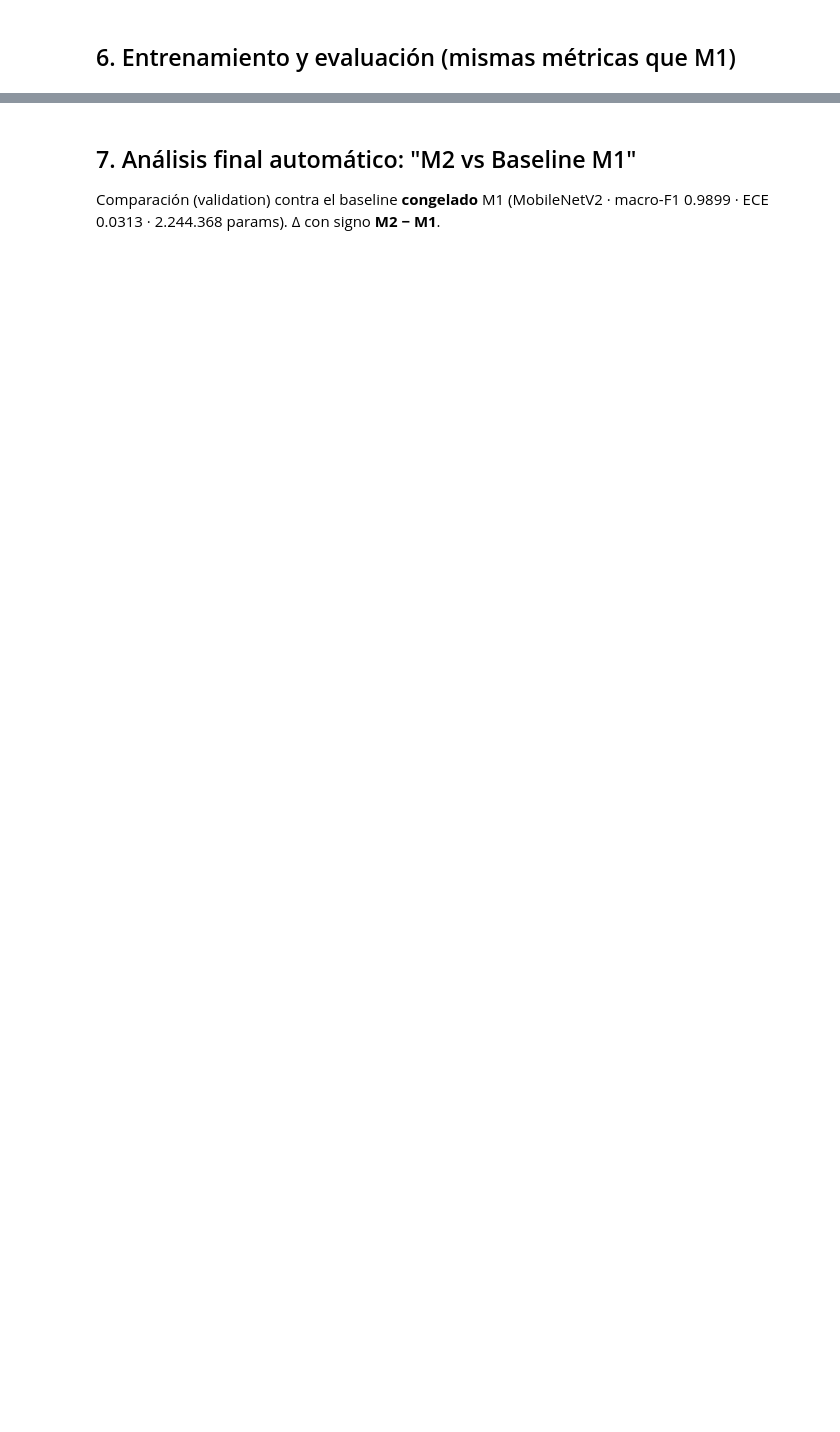
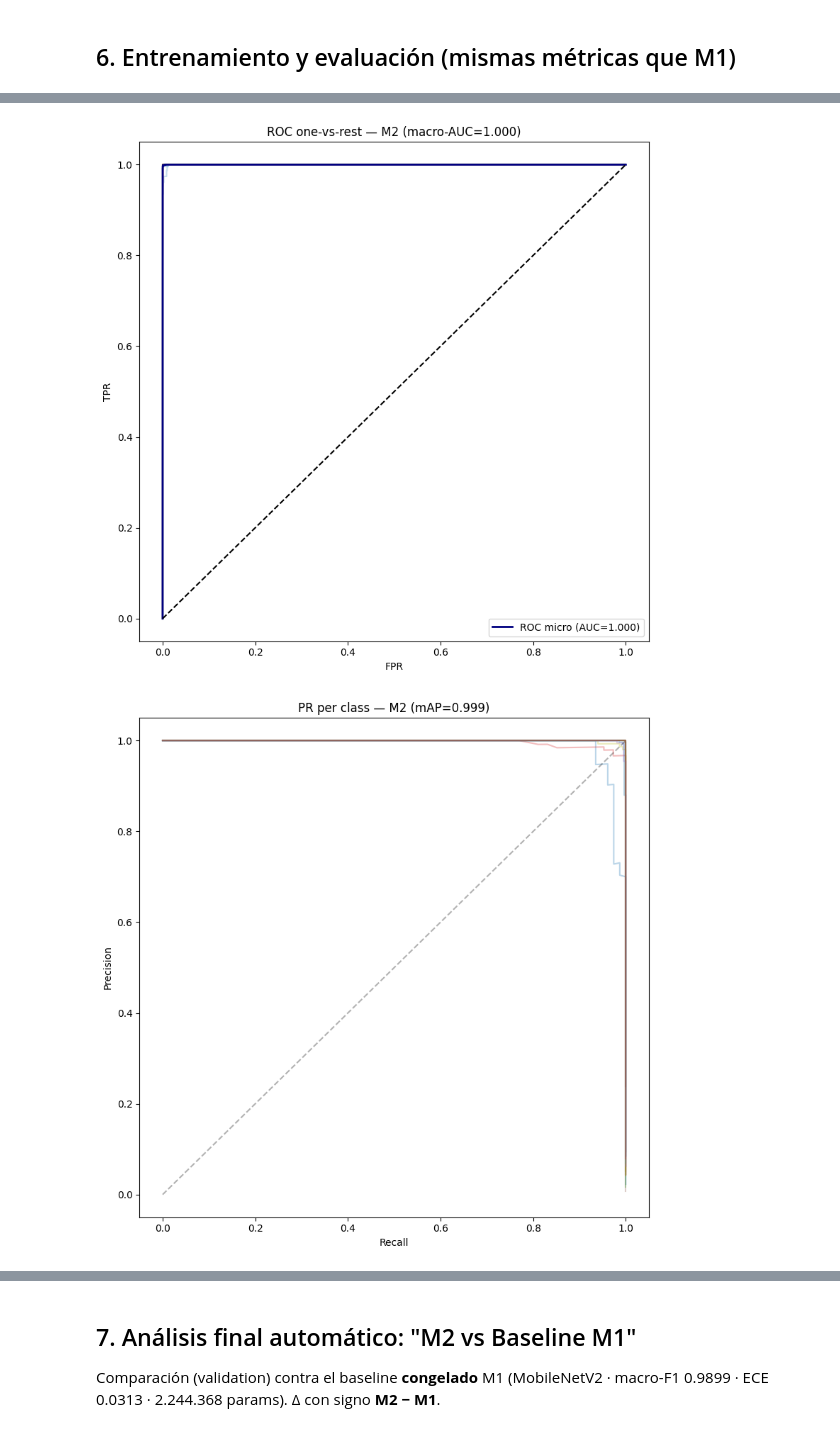
Before and after one commit to badolgm/sigcTiArural, a Jupyter notebook: notebooks/SIGCTIARURAL_M2_EfficientNetB0.ipynb, the cells around one changed output, grey strips where cells are left out. Drawn from its saved outputs; the diff is of its cells as text; code cells hidden in the pictures; blank space fills up the shorter version.

```diff
--- a/notebooks/SIGCTIARURAL_M2_EfficientNetB0.ipynb
+++ b/notebooks/SIGCTIARURAL_M2_EfficientNetB0.ipynb
@@ -248,10 +276,10 @@ class_counts = np.bincount(train_targets)
 w = 1.0 / (class_counts[train_targets].astype(float))
 sampler = WeightedRandomSampler(w, num_samples=len(train_targets), replacement=True)
 
-train_loader = DataLoader(train_ds, batch_size=BATCH, sampler=sampler, num_workers=2,
-                          pin_memory=True, worker_init_fn=lambda wid: worker_init_fn(SEED, wid))
-val_loader   = DataLoader(val_ds, batch_size=BATCH, shuffle=False, num_workers=2, pin_memory=True)
-test_loader  = DataLoader(test_ds, batch_size=BATCH, shuffle=False, num_workers=2, pin_memory=True)
+train_loader = DataLoader(train_ds, batch_size=BATCH, sampler=sampler, num_workers=0,
+                          pin_memory=False, worker_init_fn=lambda wid: worker_init_fn(SEED, wid))
+val_loader   = DataLoader(val_ds, batch_size=BATCH, shuffle=False, num_workers=0, pin_memory=False)
+test_loader  = DataLoader(test_ds, batch_size=BATCH, shuffle=False, num_workers=0, pin_memory=False)
 
 weights = bm_datasets.class_weights(train_ds.targets, N_CLASSES)
 print("Pesos CE (min→max):", float(weights.min()), "→", float(weights.max()))
@@ -508,33 +580,36 @@ for fpr_k, tpr_k, _ in roc_curves:
     ax.plot(fpr_k, tpr_k, alpha=0.25)
 ax.plot(fpr_m, tpr_m, lw=2, color="navy", label=f"ROC micro (AUC={roc_micro:.3f})")
 ax.plot([0, 1], [0, 1], "k--")
 ax.set_xlabel("FPR"); ax.set_ylabel("TPR")
 ax.set_title(f"ROC one-vs-rest — M2 (macro-AUC={roc_macro:.3f})")
-ax.legend(); plt.tight_layout(); plt.savefig(os.path.join(OUT, "plots", "roc_1vRest.png"), dpi=120); plt.show()
+ax.legend(); plt.tight_layout(); plt.savefig(os.path.join(OUT, "plots", "roc_1vRest.png"), dpi=120); plt.show(); plt.close(fig)
 
 fig, ax = plt.subplots(figsize=(8, 8))
 aps = []
 for k in range(N_CLASSES):
     prec_k, rec_k, _ = precision_recall_curve(y_ohe[:, k], probs_v[:, k])
     aps.append(average_precision_score(y_ohe[:, k], probs_v[:, k]))
     ax.plot(rec_k, prec_k, alpha=0.3)
 ax.plot([0, 1], [0, 1], "k--", alpha=0.3)
 ax.set_xlabel("Recall"); ax.set_ylabel("Precision")
 ax.set_title(f"PR per class — M2 (mAP={np.mean(aps):.3f})")
-plt.tight_layout(); plt.savefig(os.path.join(OUT, "plots", "pr_per_class.png"), dpi=120); plt.show()
+plt.tight_layout(); plt.savefig(os.path.join(OUT, "plots", "pr_per_class.png"), dpi=120); plt.show(); plt.close(fig)
 
 conf_v = probs_v.max(1)
 NB = 15; bins = np.linspace(0, 1, NB + 1)
 b_mean = np.zeros(NB); b_acc = np.zeros(NB); b_cnt = np.zeros(NB)
 for c, yp, yt in zip(conf_v, y_pred_v, y_v):
     b = min(int(np.digitize(c, bins)) - 1, NB - 1); b = max(b, 0)
     b_mean[b] += c; b_acc[b] += int(yp == yt); b_cnt[b] += 1
 mask = b_cnt > 0
 b_mean[mask] = b_mean[mask] / b_cnt[mask]
 b_acc[mask] = b_acc[mask] / b_cnt[mask]
 fig, ax = plt.subplots(figsize=(7, 7))
 ax.plot([0, 1], [0, 1], "k--", label="perfecta")
 ax.plot(b_mean[mask], b_acc[mask], "o-", color="#DD8452", label=f"modelo M2 (ECE={res['ece']:.3f})")
 ax.set_xlabel("Confianza predicha"); ax.set_ylabel("Precisión observada")
 ax.set_title("Calibration Curve (reliability diagram) — validation M2")
-ax.legend(); plt.tight_layout(); plt.savefig(os.path.join(OUT, "plots", "calibration.png"), dpi=120); plt.show()
+ax.legend(); plt.tight_layout(); plt.savefig(os.path.join(OUT, "plots", "calibration.png"), dpi=120); plt.show(); plt.close(fig)
+# %% [output]
+[figure, added]
+[figure, added]
```
Also changed, not shown: parts of 18 cells of this notebook, 1 other file.
